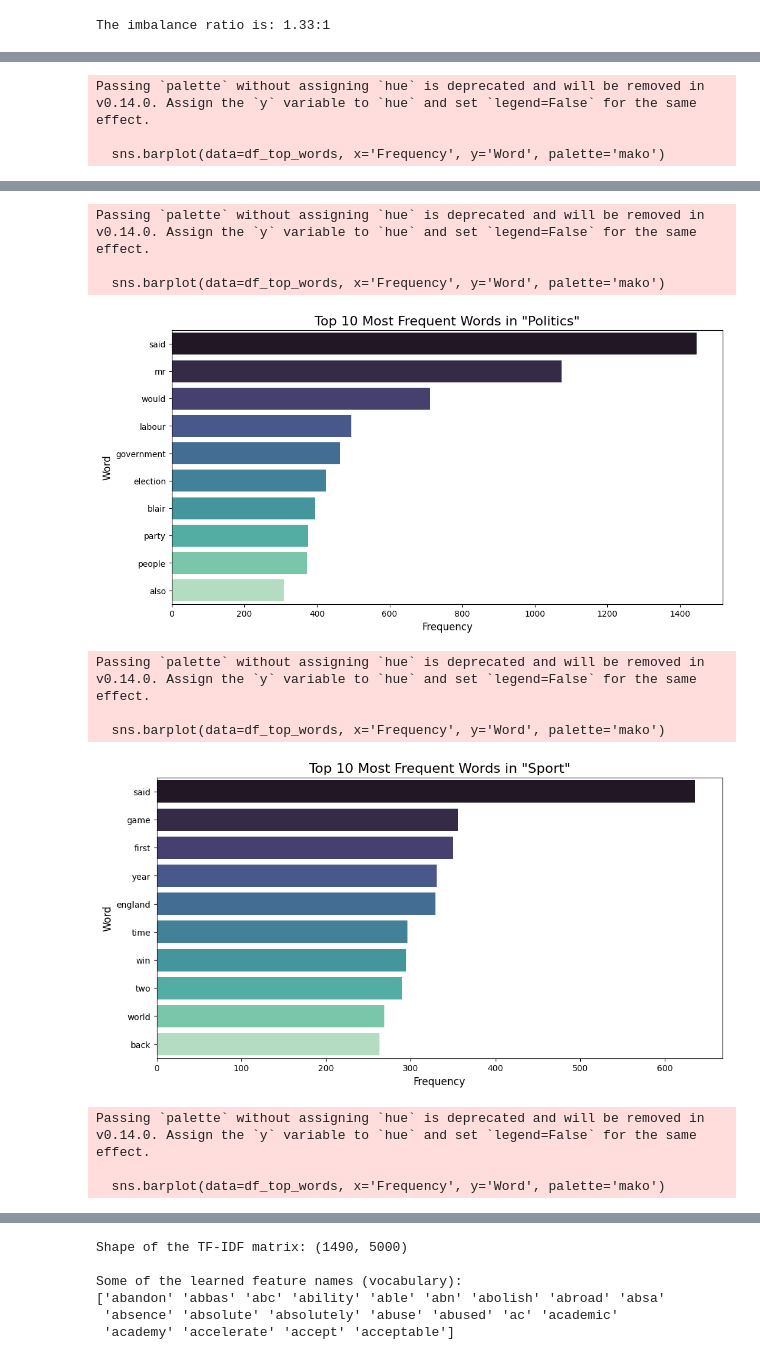
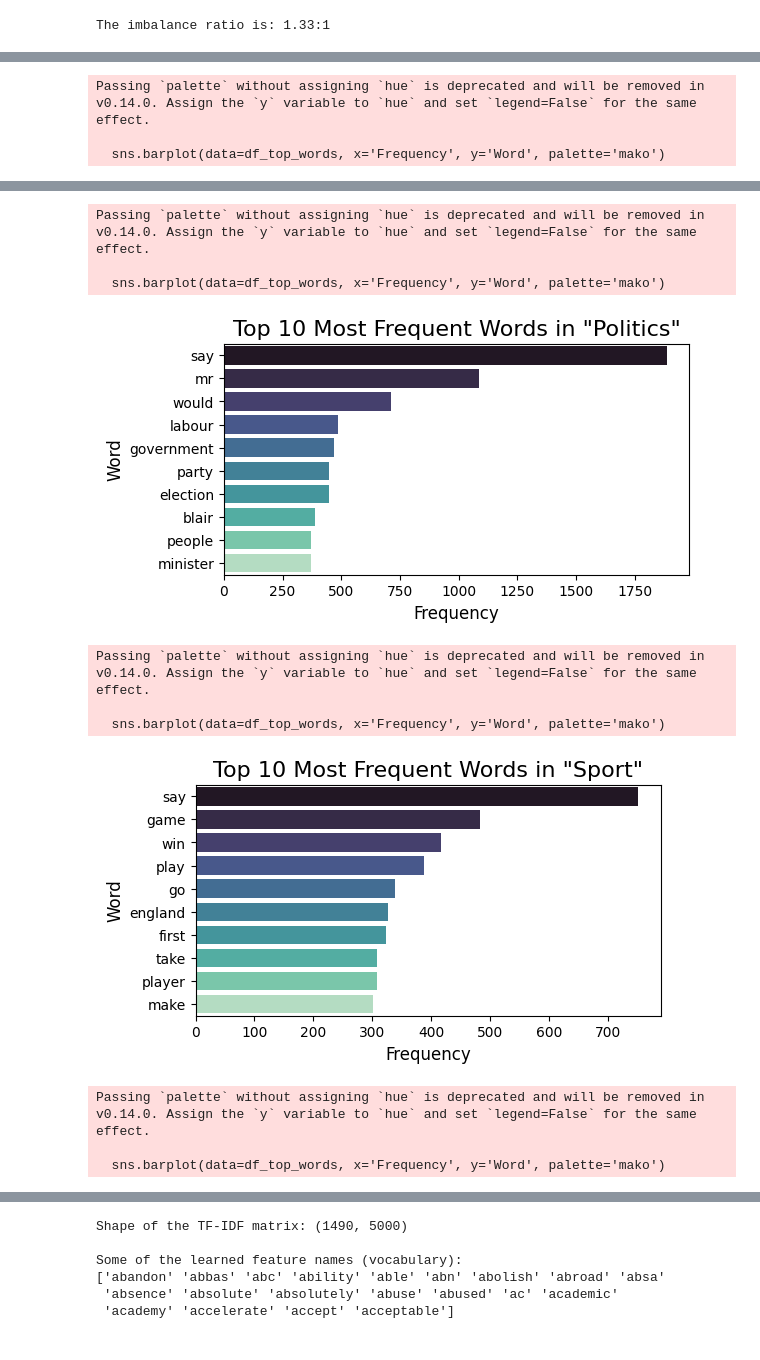
Before and after one commit to RockDeng110/BBC-News-Classification, a Jupyter notebook: bbc_news_classification.ipynb, the cells around one changed output, grey strips where cells are left out. Saved outputs shown, nothing was run; the diff lists cells and outputs as text; code cells hidden in the pictures.

```diff
--- a/bbc_news_classification.ipynb
+++ b/bbc_news_classification.ipynb
@@ -322,13 +462,13 @@ categories = df_train['Category'].unique()
 
 for category in categories:
     # Filter the text for the current category
-    category_text = ' '.join(df_train[df_train['Category'] == category]['CleanedText'])
+    category_text = ' '.join(df_train[df_train['Category'] == category]['LemmatizedText'])
 
     # Create the word cloud
     wordcloud = WordCloud(width=800, height=400, background_color='white').generate(category_text)
 
     # Plot the word cloud
-    plt.figure(figsize=(10, 5))
+    plt.figure(figsize=(6, 3))
     plt.imshow(wordcloud, interpolation='bilinear')
     plt.title(f'Most Frequent Words in "{category.capitalize()}"', fontsize=16)
     plt.axis('off')
@@ -349,7 +489,7 @@ N = 10
 
 for category in categories:
     # Filter text for the current category and create a list of all words
-    category_words = ' '.join(df_train[df_train['Category'] == category]['CleanedText']).split()
+    category_words = ' '.join(df_train[df_train['Category'] == category]['LemmatizedText']).split()
 
     # Count the words
     category_word_counts = Counter(category_words)
@@ -361,7 +501,7 @@ for category in categories:
     df_top_words = pd.DataFrame(top_words, columns=['Word', 'Frequency'])
 
     # Plot the bar chart
-    plt.figure(figsize=(12, 6))
+    plt.figure(figsize=(6, 3))
     sns.barplot(data=df_top_words, x='Frequency', y='Word', palette='mako')
     plt.title(f'Top {N} Most Frequent Words in "{category.capitalize()}"', fontsize=16)
     plt.xlabel('Frequency', fontsize=12)
@@ -379,11 +519,11 @@ Passing `palette` without assigning `hue` is deprecated and will be removed in v
 Passing `palette` without assigning `hue` is deprecated and will be removed in v0.14.0. Assign the `y` variable to `hue` and set `legend=False` for the same effect.
 
   sns.barplot(data=df_top_words, x='Frequency', y='Word', palette='mako')
-[figure, old version]
+[figure, new version]
 Passing `palette` without assigning `hue` is deprecated and will be removed in v0.14.0. Assign the `y` variable to `hue` and set `legend=False` for the same effect.
 
   sns.barplot(data=df_top_words, x='Frequency', y='Word', palette='mako')
-[figure, old version]
+[figure, new version]
 Passing `palette` without assigning `hue` is deprecated and will be removed in v0.14.0. Assign the `y` variable to `hue` and set `legend=False` for the same effect.
 
   sns.barplot(data=df_top_words, x='Frequency', y='Word', palette='mako')
```
Also changed, not shown: parts of 31 cells of this notebook.
